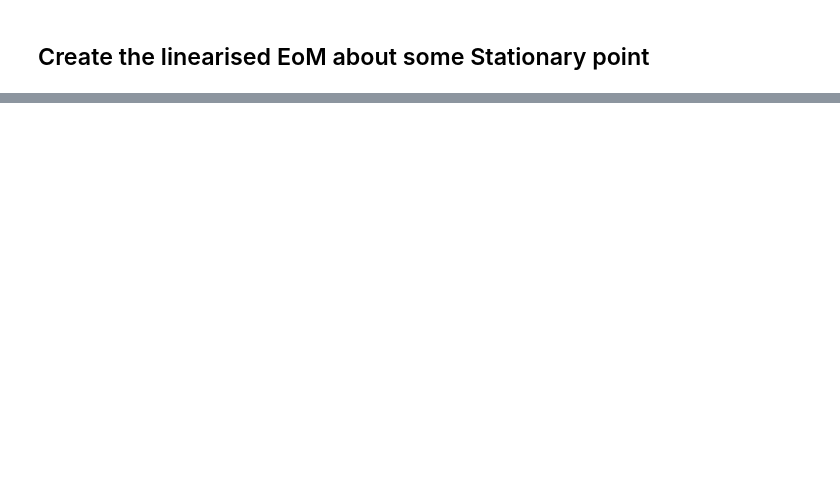
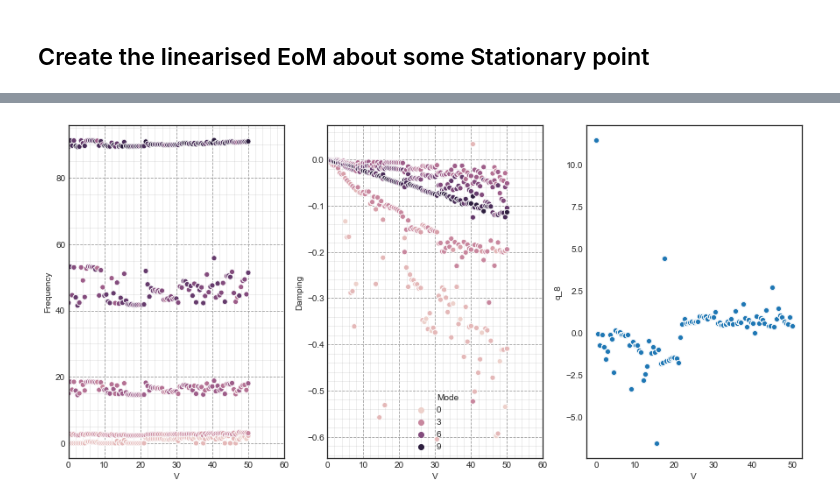
Before and after one commit to fh9g12/FwtModels, a Jupyter notebook: Workbooks/5_Non-linear FWTD Assumed Shapes/4_AssumedShapesV2-Flutter Plots.ipynb, the cells around one changed output, grey strips where cells are left out. Drawn from its saved outputs; the diff is of its cells as text; code cells hidden in the pictures; blank space fills up the shorter version.

```diff
--- a/Workbooks/5_Non-linear FWTD Assumed Shapes/4_AssumedShapesV2-Flutter Plots.ipynb
+++ b/Workbooks/5_Non-linear FWTD Assumed Shapes/4_AssumedShapesV2-Flutter Plots.ipynb
@@ -280,0 +296,12 @@ NameError: name 'isiterable' is not defined
+# %%
+def objective(p0):
+    v0 = np.zeros_like(p0)
+    y_f = [j for i in range(len(p0)) for j in [p0[i],v0[i]]]
+    res = sm.deriv(0,y_f,p.GetNumericTuple(y_f,0))
+    return sum((i**2 for i in res))
+p.V.value = 0
+from scipy.optimize import minimize
+p0 = [0]*p.qs
+p0[-1] = np.pi/2
+res = minimize(objective,p0)
+res.x
@@ -280,0 +364,35 @@ NameError: name 'isiterable' is not defined
+# %%
+#data = flutdf[(flutdf['aoa']==5) & (flutdf['Damping']<0)]
+#data = flutdfv2[(flutdfv2['Stable'])]
+#data = flutdfv2[flutdfv2['Lambda']==10]
+data = flutdfv2
+fig, axes = plt.subplots(1,3,figsize=(15,7))
+
+
+sns.scatterplot(data=data,x='V',y='Frequency',hue='Mode',ax=axes[0],legend=False)
+sns.scatterplot(data=data,x='V',y='Damping',hue='Mode',ax=axes[1])
+sns.scatterplot(data=data,x='V',y='q_8',ax=axes[2])
+
+
+#axes[1].annotate('Flutter Speed Constant',xy=(41, -0.01),  xycoords='data',
+#            xytext=(40, -0.1),
+#            arrowprops=dict(facecolor='black', shrink=0.01,width=1))
+
+#axes[1].annotate('Below flutter speed FWTD stabilises \nthe other mode',xy=(30, -0.05),  xycoords='data',
+#            xytext=(20, -0.18),
+#            arrowprops=dict(facecolor='black', shrink=0.01,width=1))
+
+#axes[1].annotate('Instability has a peak, and its magnitude is a function of mass ratio and flare angle ',xy=(40, 0.2),  xycoords='data',
+#            xytext=(-3.5, 0.25),
+#            arrowprops=dict(facecolor='black', shrink=0.01,width=1))
+
+#sns.scatterplot(data=data,x='V',y='Damping',hue='Mass Ratio',style='Lambda',ax=axes[1],s=10,edgecolor = 'none')
+for i in [0,1]:
+    #axes[i].set(xlim=(0,60))
+    axes[i].grid(b=True, which='major', color='#999999', linestyle='--')
+    axes[i].minorticks_on()
+    axes[i].grid(b=True, which='minor', color='#999999', linestyle='-', alpha=0.2)
+    axes[i].set(xlim=(0,60))
+#axes[0].set(ylim=(0.5,3))
+# %% [output]
+[figure, added]
```
Also changed, not shown: parts of 19 cells of this notebook, 7 other files.
